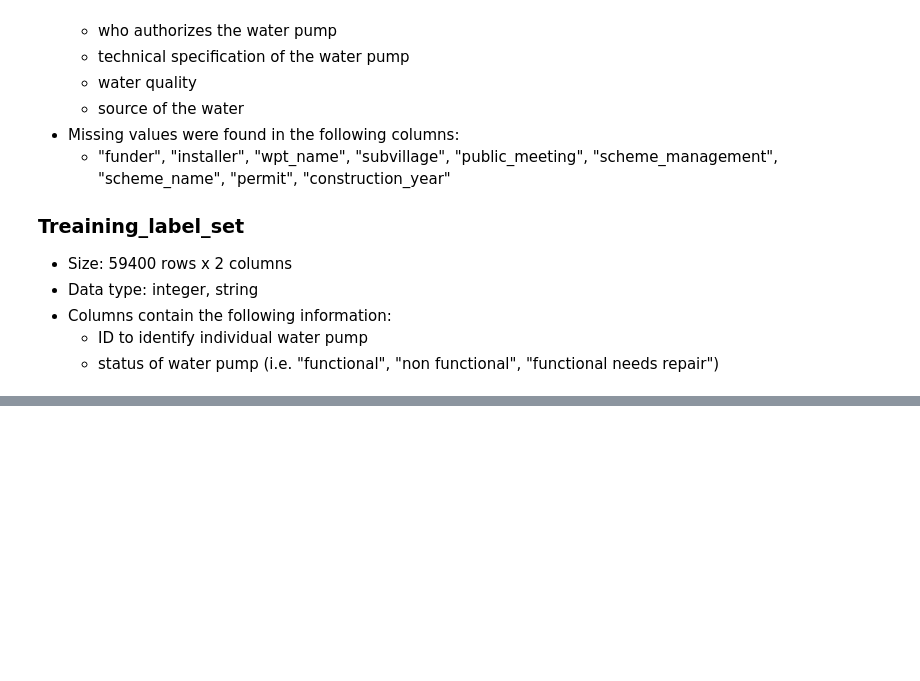
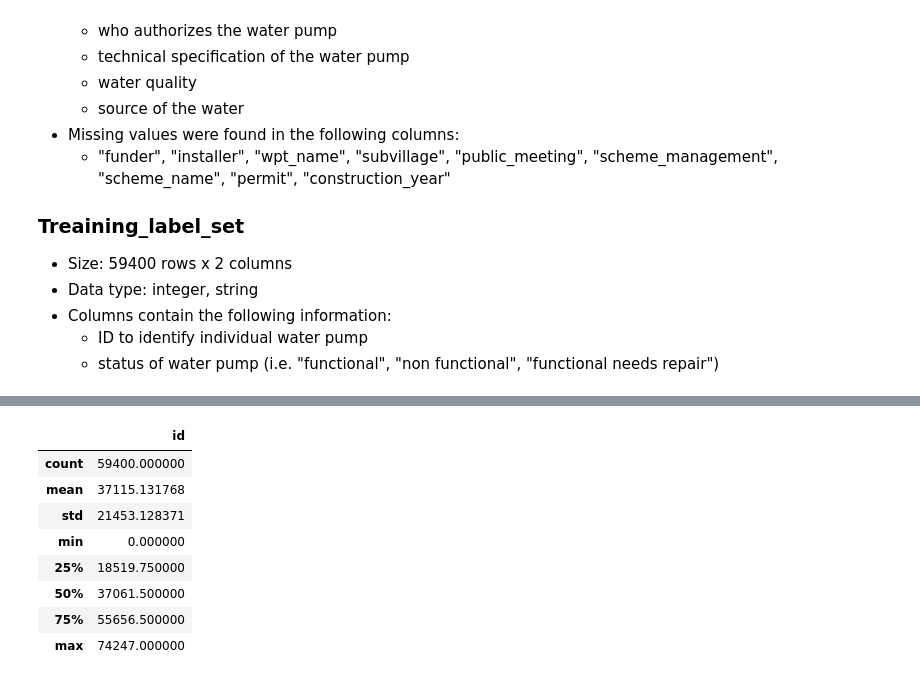
Before and after one commit to floranuta/Data_Circle, a Jupyter notebook: notebooks/EDA.ipynb, the cells around one changed output, grey strips where cells are left out. Drawn from its saved outputs; the diff is of its cells as text; code cells hidden in the pictures; blank space fills up the shorter version.

```diff
--- a/notebooks/EDA.ipynb
+++ b/notebooks/EDA.ipynb
@@ -101,0 +140,13 @@ array(['functional', 'non functional', 'functional needs repair'],
+# %%
+# check if the distribution of IDs are similar to the one in training set
+train_label.describe()
+# %% [output]
+|  | id |
+| count | 59400.000000 |
+| mean | 37115.131768 |
+| std | 21453.128371 |
+| min | 0.000000 |
+| 25% | 18519.750000 |
+| 50% | 37061.500000 |
+| 75% | 55656.500000 |
+| max | 74247.000000 |
```
Also changed, not shown: parts of 6 cells of this notebook.
